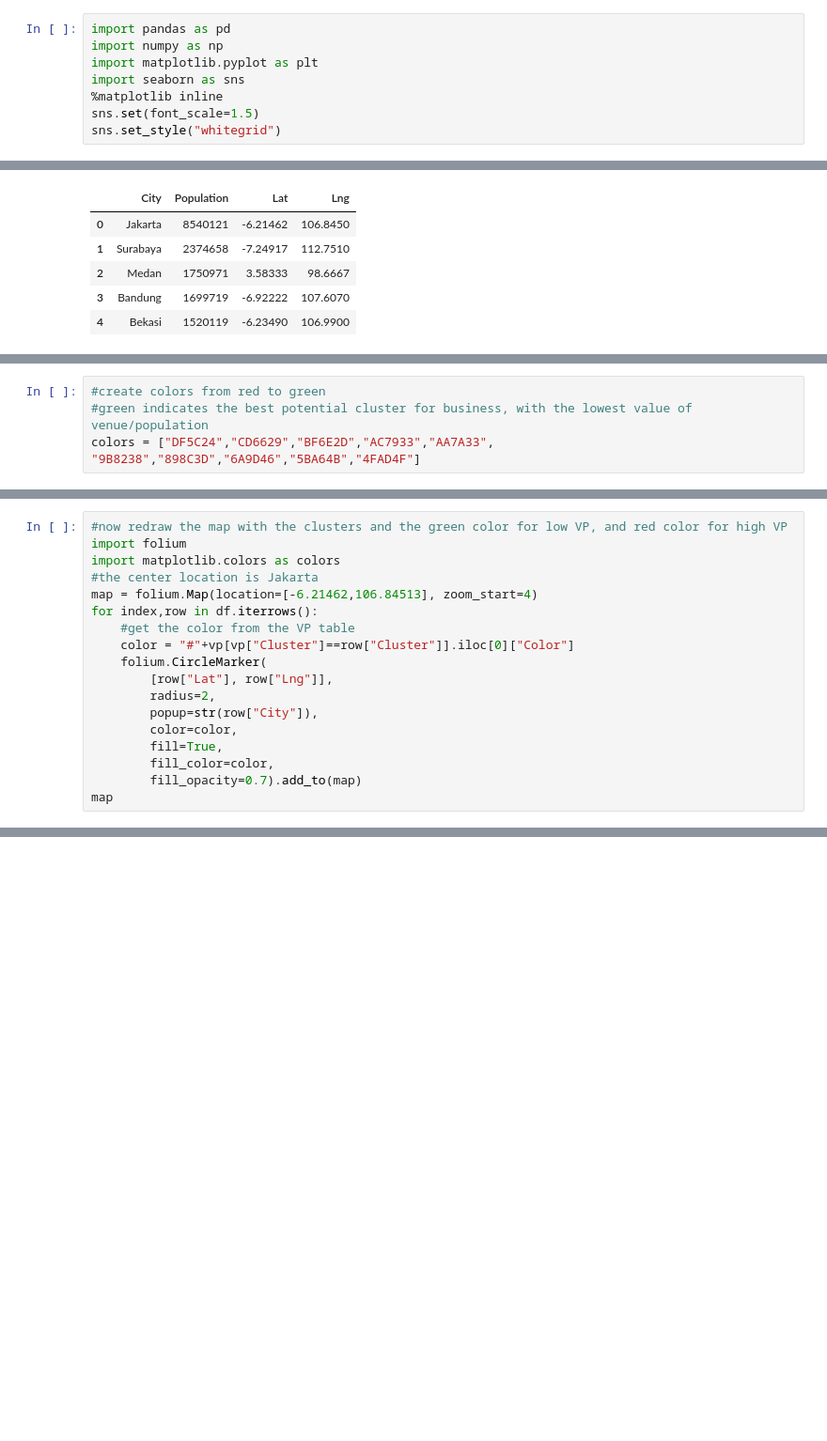
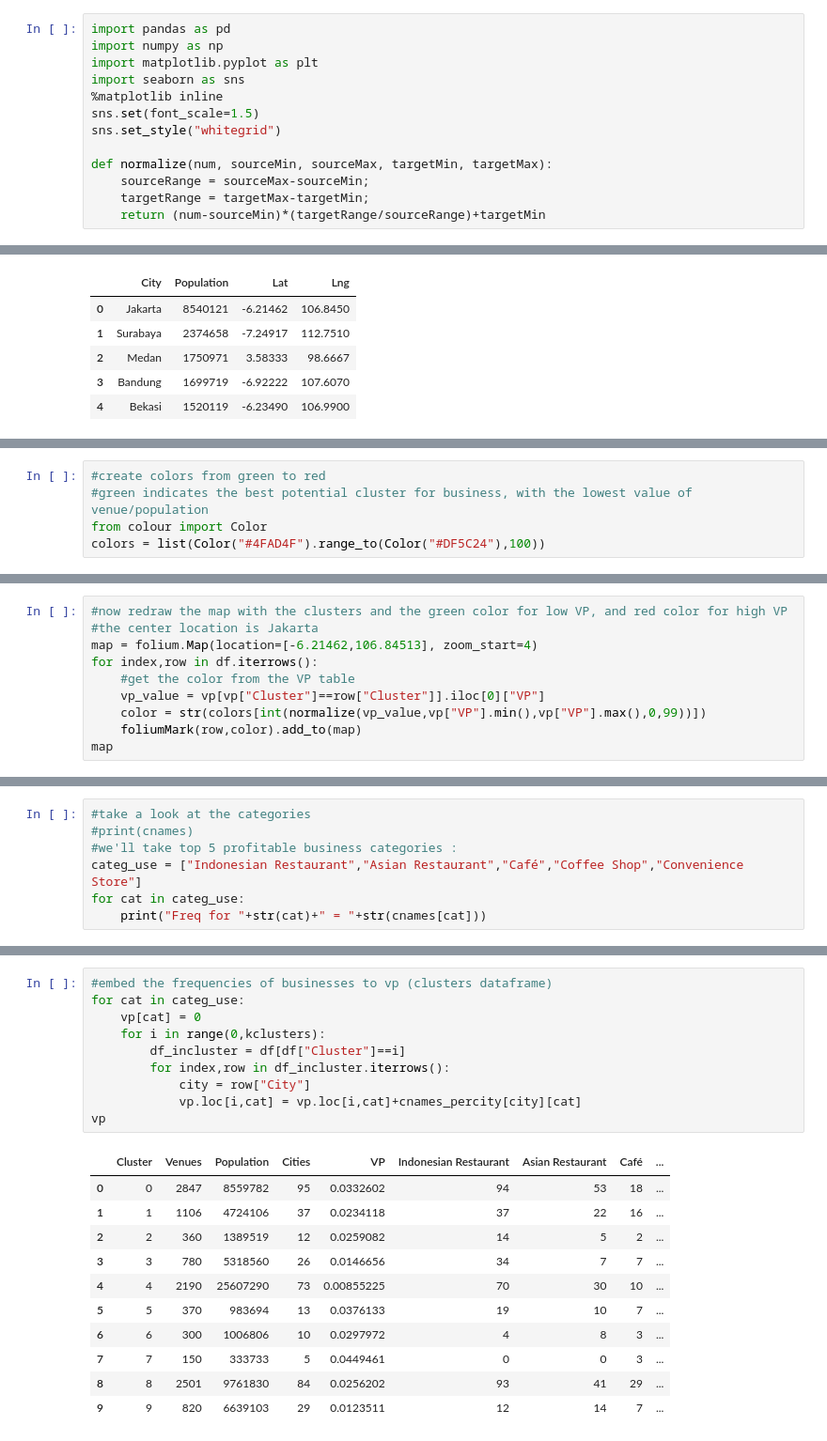
Before and after one commit to kristoradion/Coursera_Capstone, a Jupyter notebook: kristo_indonesia.ipynb, the cells around one changed output, grey strips where cells are left out. Shown at 94% size. Drawn from its saved outputs; the diff is of its cells as text; blank space fills up the shorter version.

```diff
--- a/kristo_indonesia.ipynb
+++ b/kristo_indonesia.ipynb
@@ -6,6 +6,11 @@ import seaborn as sns
 %matplotlib inline
 sns.set(font_scale=1.5)
 sns.set_style("whitegrid")
+
+def normalize(num, sourceMin, sourceMax, targetMin, targetMax):
+    sourceRange = sourceMax-sourceMin;
+    targetRange = targetMax-targetMin;
+    return (num-sourceMin)*(targetRange/sourceRange)+targetMin
 # %%
 #get the list of cities and Lat Long, also population number from the dataset in csv format
 #the data is acquired from https://worldpopulationreview.com/countries/cities/indonesia
@@ -95,8 +132,8 @@ array([0, 3, 2, 0, 0, 5, 0, 1, 0, 6, 0, 5, 5, 3, 0, 0, 3, 5, 1, 6, 3, 7,
 # %%
-#create colors from red to green
+#create colors from green to red
 #green indicates the best potential cluster for business, with the lowest value of venue/population
-colors = ["DF5C24","CD6629","BF6E2D","AC7933","AA7A33",
-"9B8238","898C3D","6A9D46","5BA64B","4FAD4F"]
+from colour import Color
+colors = list(Color("#4FAD4F").range_to(Color("#DF5C24"),100))
 # %%
 #put the cluster labels in the df
 df["Cluster"] = 0
@@ -139,20 +166,12 @@ vp
 # %%
 #now redraw the map with the clusters and the green color for low VP, and red color for high VP
-import folium
-import matplotlib.colors as colors
 #the center location is Jakarta
 map = folium.Map(location=[-6.21462,106.84513], zoom_start=4)
 for index,row in df.iterrows():
     #get the color from the VP table
-    color = "#"+vp[vp["Cluster"]==row["Cluster"]].iloc[0]["Color"]
-    folium.CircleMarker(
-        [row["Lat"], row["Lng"]],
-        radius=2,
-        popup=str(row["City"]),
-        color=color,
-        fill=True,
-        fill_color=color,
-        fill_opacity=0.7).add_to(map)
+    vp_value = vp[vp["Cluster"]==row["Cluster"]].iloc[0]["VP"]
+    color = str(colors[int(normalize(vp_value,vp["VP"].min(),vp["VP"].max(),0,99))])
+    foliumMark(row,color).add_to(map)
 map
 # %% [output]
 [interactive output not drawn]
@@ -166,0 +185,7 @@ This map clearly shows the green areas where there's still a lot of potential to
+# %%
+#take a look at the categories
+#print(cnames)
+#we'll take top 5 profitable business categories :
+categ_use = ["Indonesian Restaurant","Asian Restaurant","Café","Coffee Shop","Convenience Store"]
+for cat in categ_use:
+    print("Freq for "+str(cat)+" = "+str(cnames[cat]))
@@ -166,0 +198,22 @@ This map clearly shows the green areas where there's still a lot of potential to
+# %%
+#embed the frequencies of businesses to vp (clusters dataframe)
+for cat in categ_use:
+    vp[cat] = 0
+    for i in range(0,kclusters):
+        df_incluster = df[df["Cluster"]==i]
+        for index,row in df_incluster.iterrows():
+            city = row["City"]
+            vp.loc[i,cat] = vp.loc[i,cat]+cnames_percity[city][cat]
+vp
+# %% [output]
+|  | Cluster | Venues | Population | Cities | VP | Indonesian Restaurant | Asian Restaurant | Café | ... |
+| 0 | 0 | 2847 | 8559782 | 95 | 0.0332602 | 94 | 53 | 18 | ... |
+| 1 | 1 | 1106 | 4724106 | 37 | 0.0234118 | 37 | 22 | 16 | ... |
+| 2 | 2 | 360 | 1389519 | 12 | 0.0259082 | 14 | 5 | 2 | ... |
+| 3 | 3 | 780 | 5318560 | 26 | 0.0146656 | 34 | 7 | 7 | ... |
+| 4 | 4 | 2190 | 25607290 | 73 | 0.00855225 | 70 | 30 | 10 | ... |
+| 5 | 5 | 370 | 983694 | 13 | 0.0376133 | 19 | 10 | 7 | ... |
+| 6 | 6 | 300 | 1006806 | 10 | 0.0297972 | 4 | 8 | 3 | ... |
+| 7 | 7 | 150 | 333733 | 5 | 0.0449461 | 0 | 0 | 3 | ... |
+| 8 | 8 | 2501 | 9761830 | 84 | 0.0256202 | 93 | 41 | 29 | ... |
+| 9 | 9 | 820 | 6639103 | 29 | 0.0123511 | 12 | 14 | 7 | ... |
```
Also changed, not shown: parts of 14 cells of this notebook.
